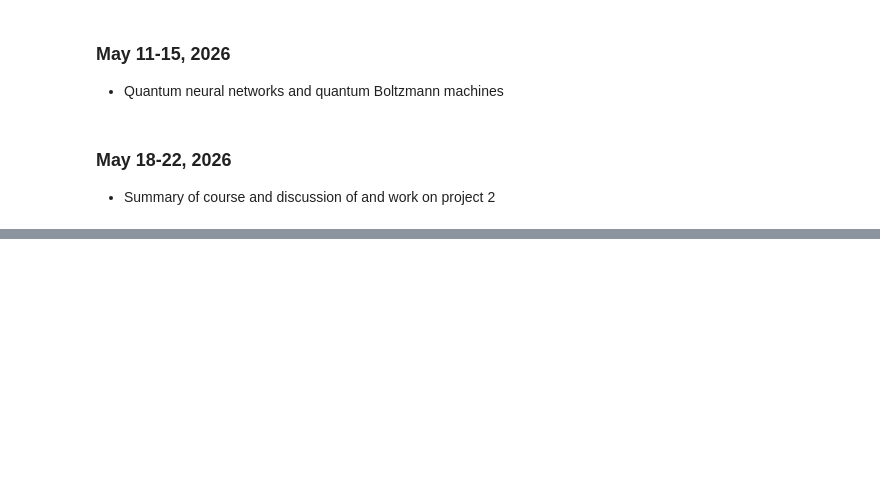
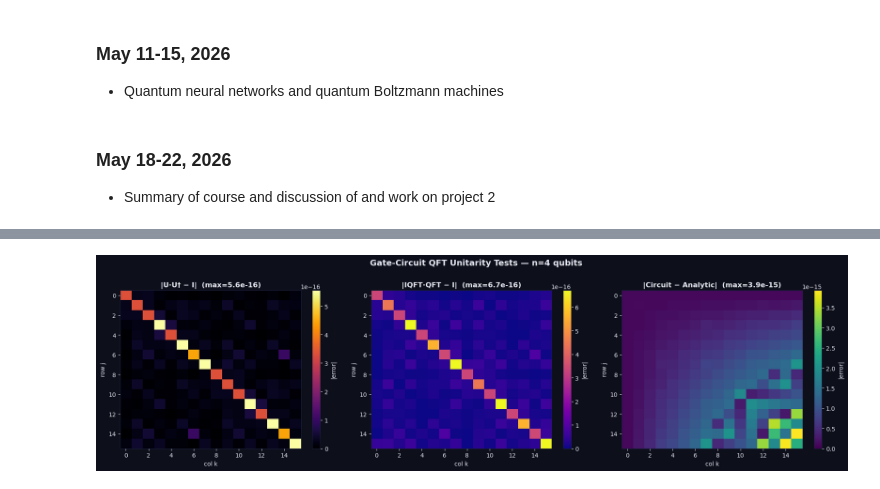
Before and after one commit to CompPhysics/QuantumComputingMachineLearning, a Jupyter notebook: doc/pub/week11/ipynb/week11.ipynb, the cells around one changed output, grey strips where cells are left out. Saved outputs shown, nothing was run; the diff lists cells and outputs as text; code cells hidden in the pictures; blank space fills up the shorter version.

```diff
--- a/doc/pub/week11/ipynb/week11.ipynb
+++ b/doc/pub/week11/ipynb/week11.ipynb
@@ -110,0 +425,24 @@ Suggestions for project 2 will be presented April 8.
+# %%
+# Unitarity tests for n=3 and n=4
+fig, axes = plt.subplots(1, 3, figsize=(18, 5))
+n_test = 4
+Uc = qft_circuit(n_test)
+Ui = iqft_circuit(n_test)
+In = np.eye(2**n_test)
+
+for ax_i, (data, cmap, title) in zip(axes, [
+    (np.abs(Uc @ Uc.conj().T - In), 'inferno', f'|U·U† − I|  (max={np.max(np.abs(Uc@Uc.conj().T-In)):.1e})'),
+    (np.abs(Ui @ Uc - In),          'plasma',  f'|IQFT·QFT − I|  (max={np.max(np.abs(Ui@Uc-In)):.1e})'),
+    (np.abs(Uc - analytic_qft(n_test)), 'viridis', f'|Circuit − Analytic|  (max={np.max(np.abs(Uc-analytic_qft(n_test))):.1e})'),
+]):
+    im = ax_i.imshow(data, cmap=cmap, vmin=0, vmax=max(data.max(),1e-16),
+                     interpolation='nearest', aspect='auto')
+    plt.colorbar(im, ax=ax_i, label='|error|')
+    ax_i.set_title(title, fontweight='bold', color=TEXT)
+    ax_i.set_xlabel('col k'); ax_i.set_ylabel('row j')
+
+plt.suptitle(f'Gate-Circuit QFT Unitarity Tests — n={n_test} qubits',
+             fontsize=14, fontweight='bold', color=TEXT, y=1.01)
+plt.tight_layout(); plt.show()
+# %% [output]
+[figure, added]
```
Also changed, not shown: parts of 24 cells of this notebook, 2 other files.
